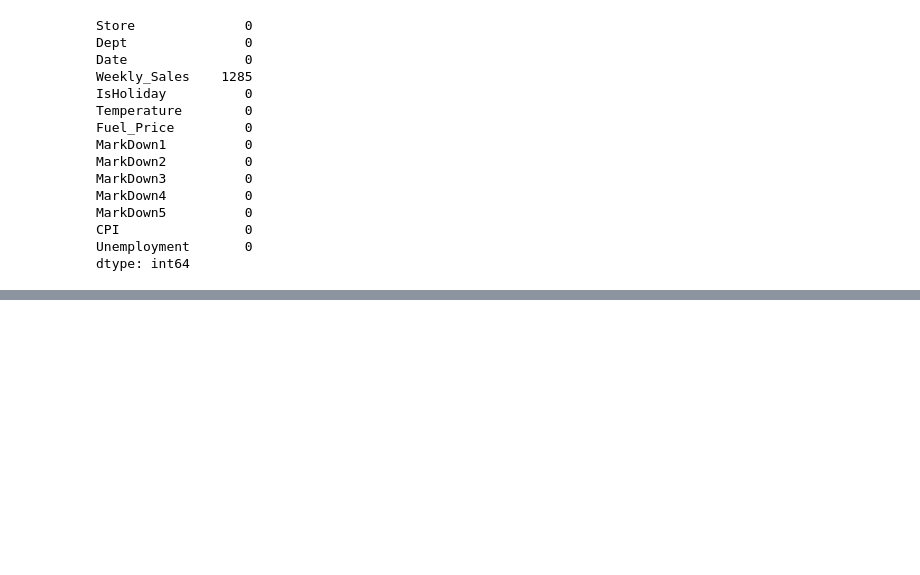
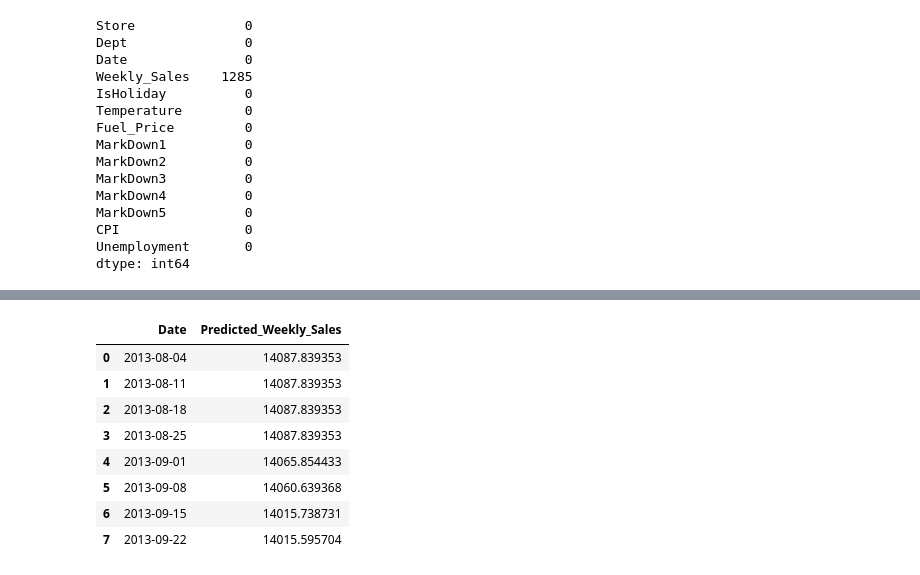
Before and after one commit to hthngoc059/DataStorm2025, a Jupyter notebook: Clean_data_+_EDA.ipynb, the cells around one changed output, grey strips where cells are left out. Cells and saved outputs as stored; diff of their text form; code cells hidden in the pictures; blank space fills up the shorter version.

```diff
--- a/Clean_data_+_EDA.ipynb
+++ b/Clean_data_+_EDA.ipynb
@@ -859,0 +925,14 @@ MAE: 1156.27
+# %%
+future_X = future_features[feature]
+future_features['Predicted_Weekly_Sales'] = model.predict(future_X)
+future_features[['Date', 'Predicted_Weekly_Sales']]
+# %% [output]
+|  | Date | Predicted_Weekly_Sales |
+| 0 | 2013-08-04 | 14087.839353 |
+| 1 | 2013-08-11 | 14087.839353 |
+| 2 | 2013-08-18 | 14087.839353 |
+| 3 | 2013-08-25 | 14087.839353 |
+| 4 | 2013-09-01 | 14065.854433 |
+| 5 | 2013-09-08 | 14060.639368 |
+| 6 | 2013-09-15 | 14015.738731 |
+| 7 | 2013-09-22 | 14015.595704 |
```
Also changed, not shown: parts of 13 cells of this notebook, 1 other file.
